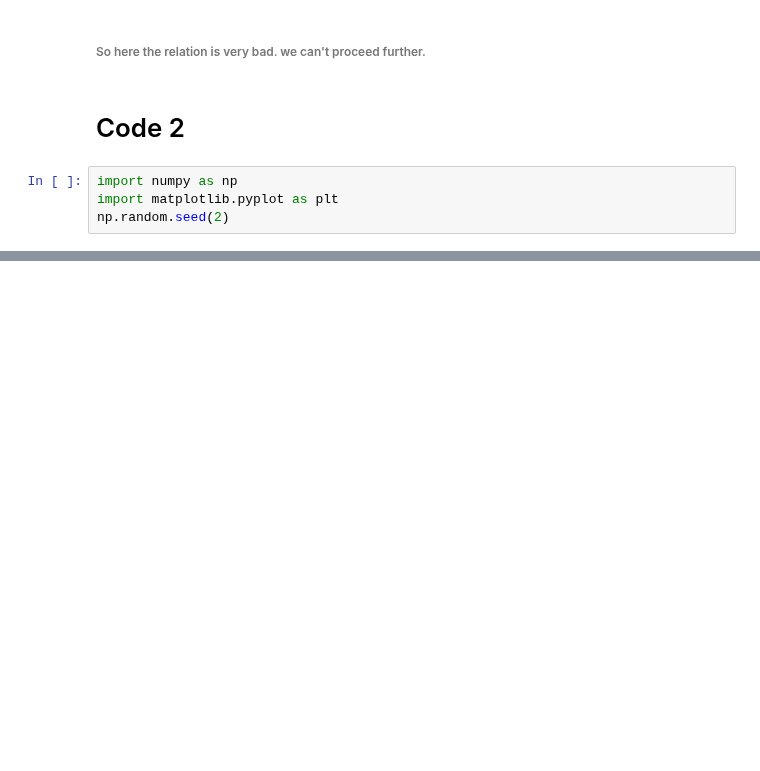
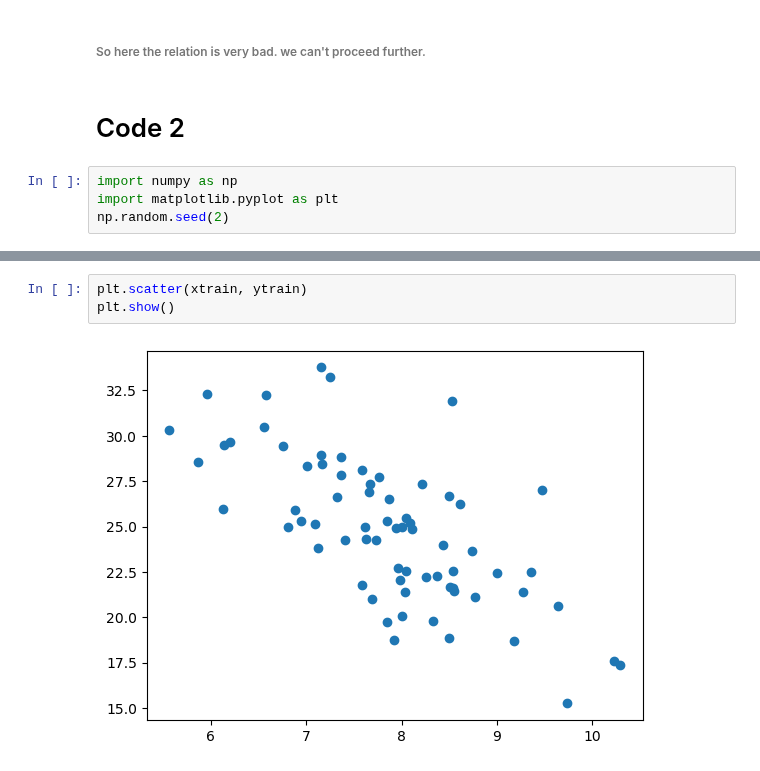
Before and after one commit to jabedkhanjb/Machine-Learning, a Jupyter notebook: Practice Folder/Train Test/train test w.ipynb, the cells around one changed output, grey strips where cells are left out. Drawn from its saved outputs; the diff is of its cells as text; blank space fills up the shorter version.

```diff
--- a/Practice Folder/Train Test/train test w.ipynb
+++ b/Practice Folder/Train Test/train test w.ipynb
@@ -68,0 +78,5 @@ xtrain = x[:70]
+# %%
+plt.scatter(xtrain, ytrain)
+plt.show()
+# %% [output]
+[figure, added]
```
Also changed, not shown: parts of 26 cells of this notebook.
